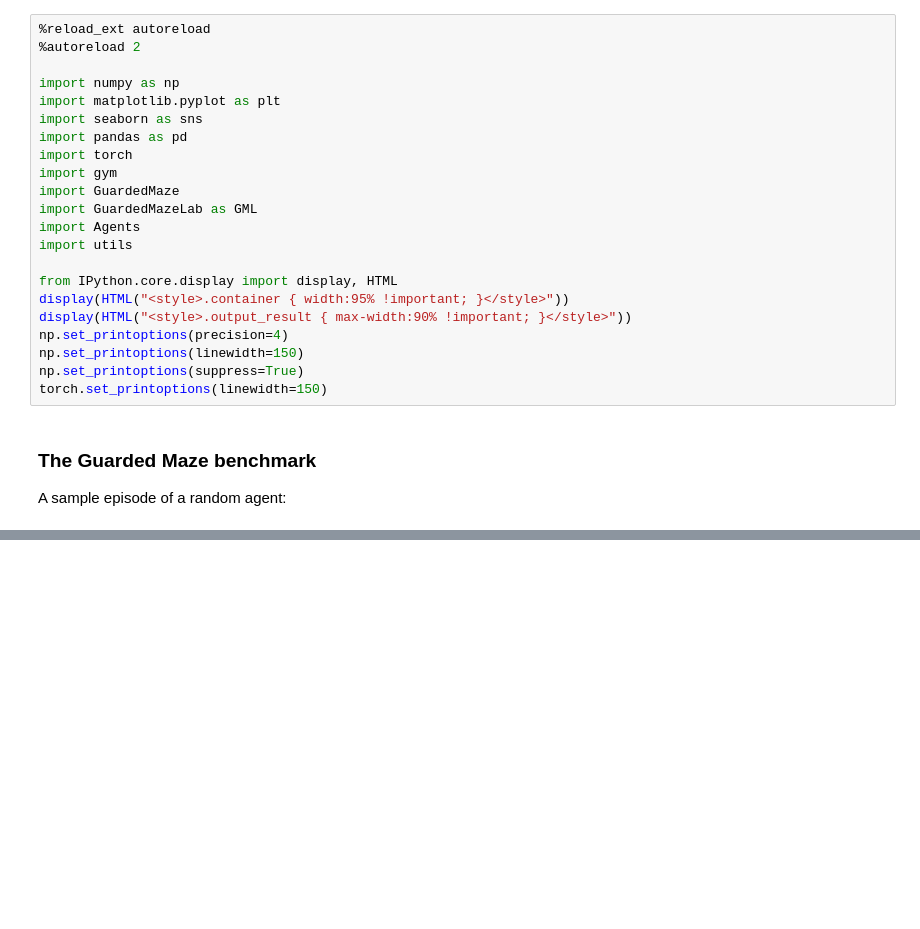
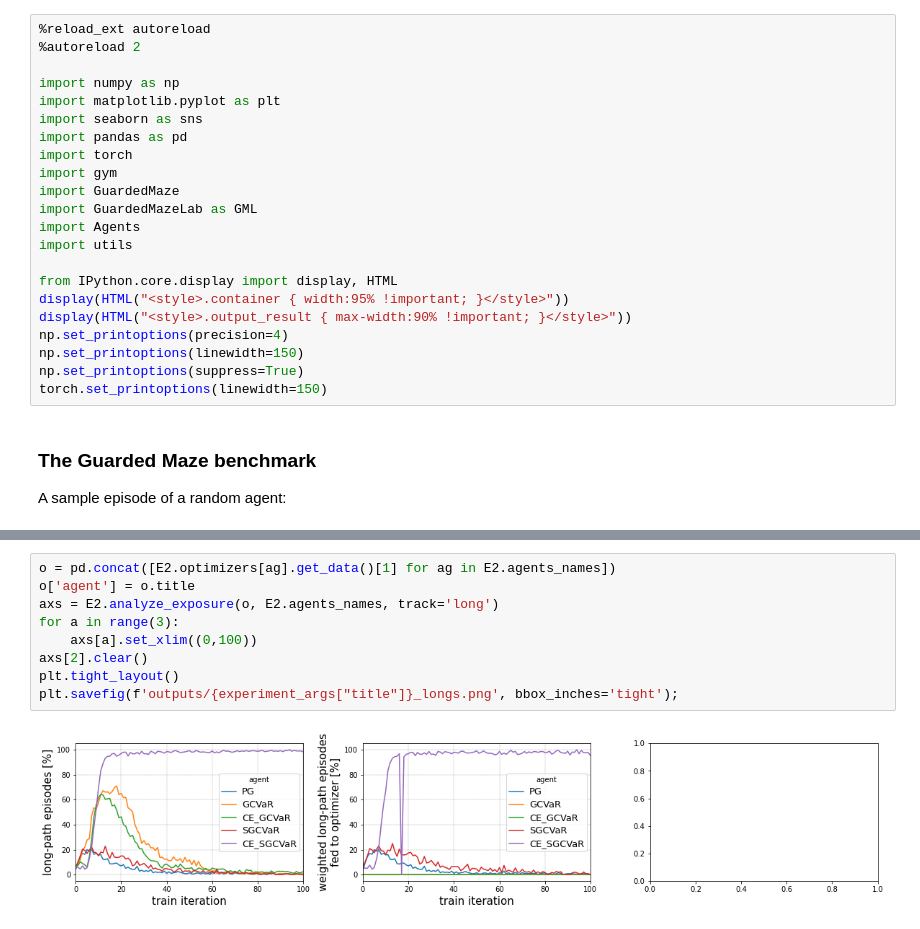
Before and after one commit to ido90/CeSoR, a Jupyter notebook: GuardedMazeExample.ipynb, the cells around one changed output, grey strips where cells are left out. Saved outputs shown, nothing was run; the diff lists cells and outputs as text; blank space fills up the shorter version.

```diff
--- a/GuardedMazeExample.ipynb
+++ b/GuardedMazeExample.ipynb
@@ -109,0 +121,11 @@ Wall time: 1h 25min 36s
+# %%
+o = pd.concat([E2.optimizers[ag].get_data()[1] for ag in E2.agents_names])
+o['agent'] = o.title
+axs = E2.analyze_exposure(o, E2.agents_names, track='long')
+for a in range(3):
+    axs[a].set_xlim((0,100))
+axs[2].clear()
+plt.tight_layout()
+plt.savefig(f'outputs/{experiment_args["title"]}_longs.png', bbox_inches='tight');
+# %% [output]
+[figure, added]
```
Also changed, not shown: parts of 8 cells of this notebook.
